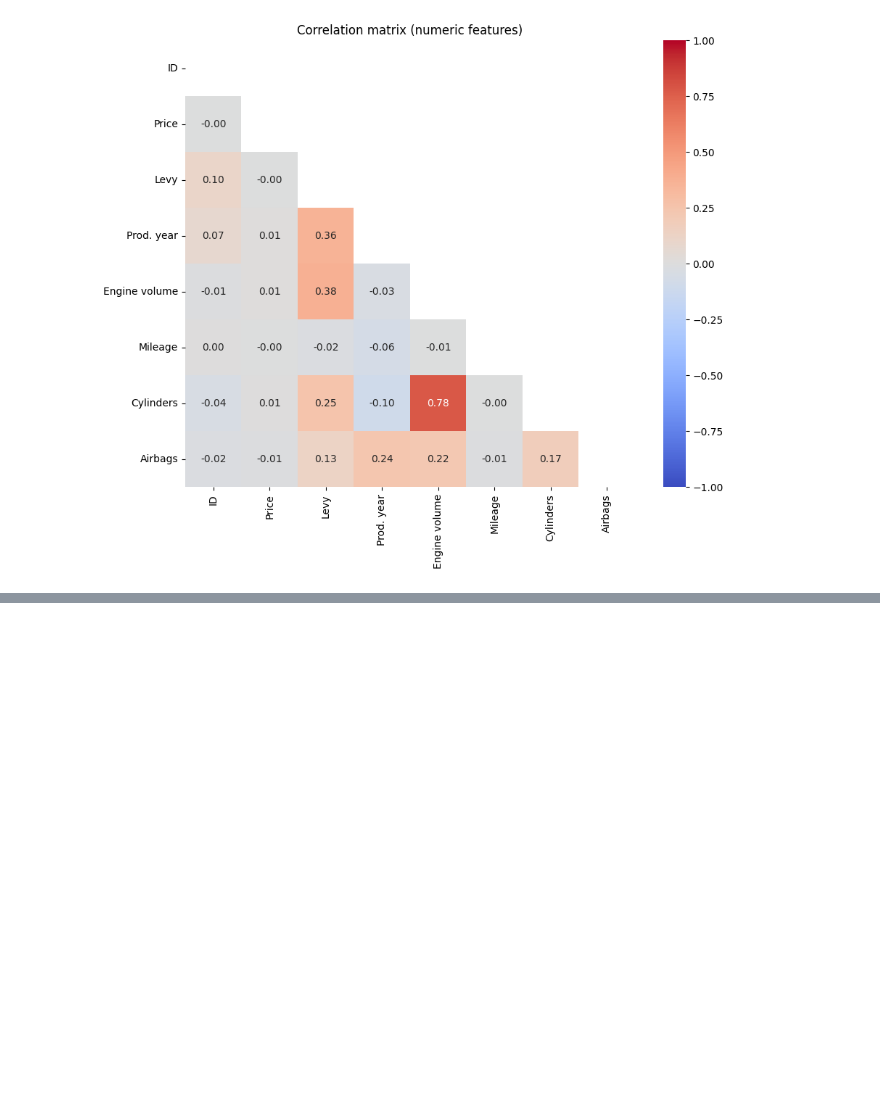
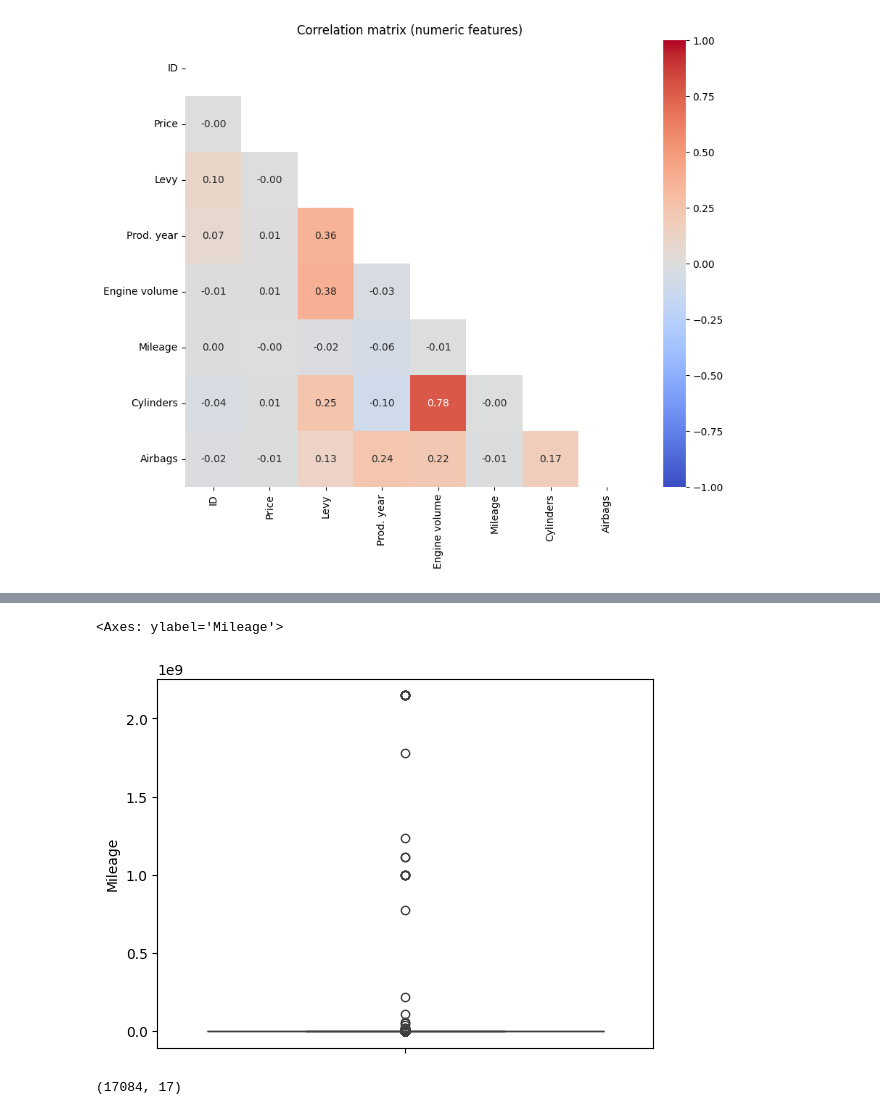
Before and after one commit to H24za/Car-Price-Prediction, a Jupyter notebook: notebooks/EDA.ipynb, the cells around one changed output, grey strips where cells are left out. Drawn from its saved outputs; the diff is of its cells as text; code cells hidden in the pictures; blank space fills up the shorter version.

```diff
--- a/notebooks/EDA.ipynb
+++ b/notebooks/EDA.ipynb
@@ -235,0 +261,5 @@ else:
+# %%
+sns.boxplot(data['Mileage'])
+# %% [output]
+<Axes: ylabel='Mileage'>
+[figure, added]
@@ -235,0 +281,4 @@ else:
+# %%
+data.shape
+# %% [output]
+(17084, 17)
```
Also changed, not shown: parts of 10 cells of this notebook, 3 other files.
